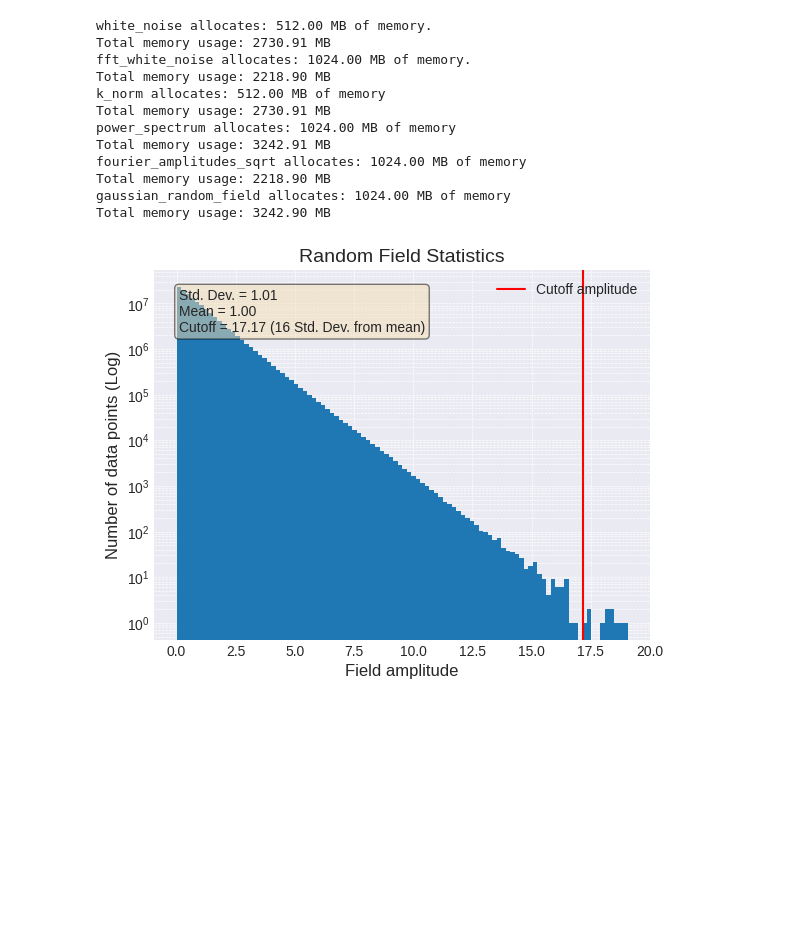
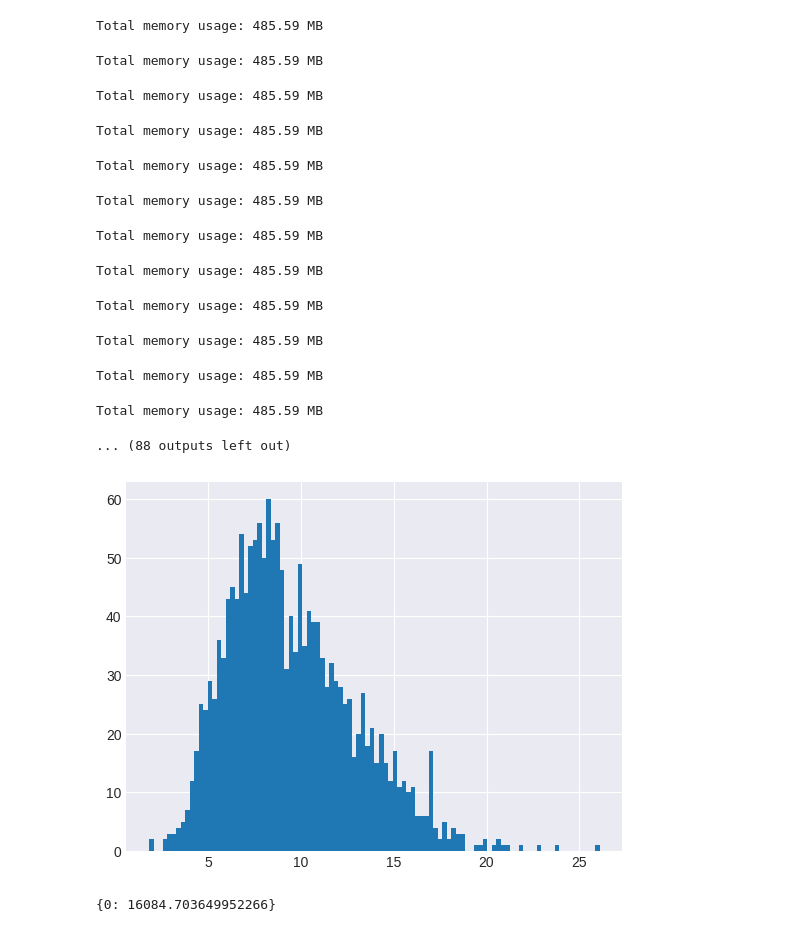
Before and after one commit to khchoi-physik/pbh_simulations, a Jupyter notebook: RFSIMS.ipynb, the cells around one changed output. Cells and saved outputs as stored; diff of their text form; code cells hidden in the pictures; blank space fills up the shorter version.

```diff
--- a/RFSIMS.ipynb
+++ b/RFSIMS.ipynb
@@ -409,17 +532,17 @@ def plot_3d_scatter_field(exprf, cutoff):
 # Paramters
 pixel = 2**9
 z_pixel = pixel
-n_sigma = 1+18 -3
+n_sigma = 25
 l = 6
 lx = l
 ly = l
 lz = l
 
-Nloops = 1
+Nloops = 2000
 # %%
-for ii in range(Nloops):
+for ii in tqdm(range(Nloops), desc="Processing"):
     # Initialize an instance of RFSIM
-    rfsim = RFSIM(mean=0, std_dev=1, pixel=pixel, z_pixel=z_pixel, amplitude=1.0, k_power=3, lamb=1.0, n_sigma=n_sigma)
+    rfsim = GPU_RFSIM(mean=0, std_dev=1, pixel=pixel, z_pixel=z_pixel, amplitude=1.0, k_power=3, lamb=1.0, n_sigma=n_sigma+1)
     # Generate a Gaussian random field
     grf = rfsim.grf_32f()
     # Apply Gaussian to exponential transformation
@@ -428,8 +551,8 @@ for ii in range(Nloops):
     gc.collect()
     # Check if masked_positions is empty
 
-    clus_anal = CLUS_ANAL(exprf=exprf, lx=lx, ly=ly, lz=lz , pixel=pixel, z_pixel=z_pixel)
-    masked_positions = clus_anal.masking(cutoff = n_sigma)
+    clus_anal = GPU_CLUS_ANAL(exprf=exprf, lx=lx, ly=ly, lz=lz , pixel=pixel, z_pixel=z_pixel)
+    masked_positions = clus_anal.masking(cutoff = n_sigma+1)
 
     if len(masked_positions) > 0:
         new_folder = f"simulated_field_{ii}"
@@ -438,19 +561,40 @@ for ii in range(Nloops):
 
         stat_fig, cutoff, exprf_std, exprf_mean = rfsim.statistic_overview(exprf)
         stat_fig.savefig(new_path + f'Statistic_info_Threshold_at_{cutoff}.pdf')
-        np.save(new_path + f'exprf_{ii}.npy',exprf)
+        cp.save(new_path + f'exprf_{ii}.npy',exprf)
+        print(f'Found rare event at simulation {ii}')
+
+    del exprf
 # %% [output]
-white_noise allocates: 512.00 MB of memory.
-Total memory usage: 2730.91 MB
-fft_white_noise allocates: 1024.00 MB of memory.
-Total memory usage: 2218.90 MB
-k_norm allocates: 512.00 MB of memory
-Total memory usage: 2730.91 MB
-power_spectrum allocates: 1024.00 MB of memory
-Total memory usage: 3242.91 MB
-fourier_amplitudes_sqrt allocates: 1024.00 MB of memory
-Total memory usage: 2218.90 MB
-gaussian_random_field allocates: 1024.00 MB of memory
-Total memory usage: 3242.90 MB
+Total memory usage: 485.59 MB
-[figure, removed]
+Total memory usage: 485.59 MB
+Total memory usage: 485.59 MB
+Total memory usage: 485.59 MB
+Total memory usage: 485.59 MB
+Total memory usage: 485.59 MB
+Total memory usage: 485.59 MB
+Total memory usage: 485.59 MB
+Total memory usage: 485.59 MB
+Total memory usage: 485.59 MB
+Total memory usage: 485.59 MB
+Total memory usage: 485.59 MB
+... (88 outputs left out)
+# %%
+# Initialize an instance of RFSIM
+
+exprf = cp.asnumpy(saved_exprf)
+
+clus_anal = CLUS_ANAL(exprf=exprf, lx=lx, ly=ly, lz=lz , pixel=pixel, z_pixel=z_pixel)
+
+masked_positions = clus_anal.masking(cutoff = n_sigma+1)
+sub_manifolds, total_mass = clus_anal.submanifolds(masked_positions)
+
+for ii in range(masked_positions.shape[0]):
+    plt.hist(sub_manifolds[ii].flatten(),bins=100);
+    plt.show()
+
+print(total_mass)
+# %% [output]
+[figure, added]
+{0: 16084.703649952266}
 # %%
```
Also changed, not shown: parts of 11 cells of this notebook.
